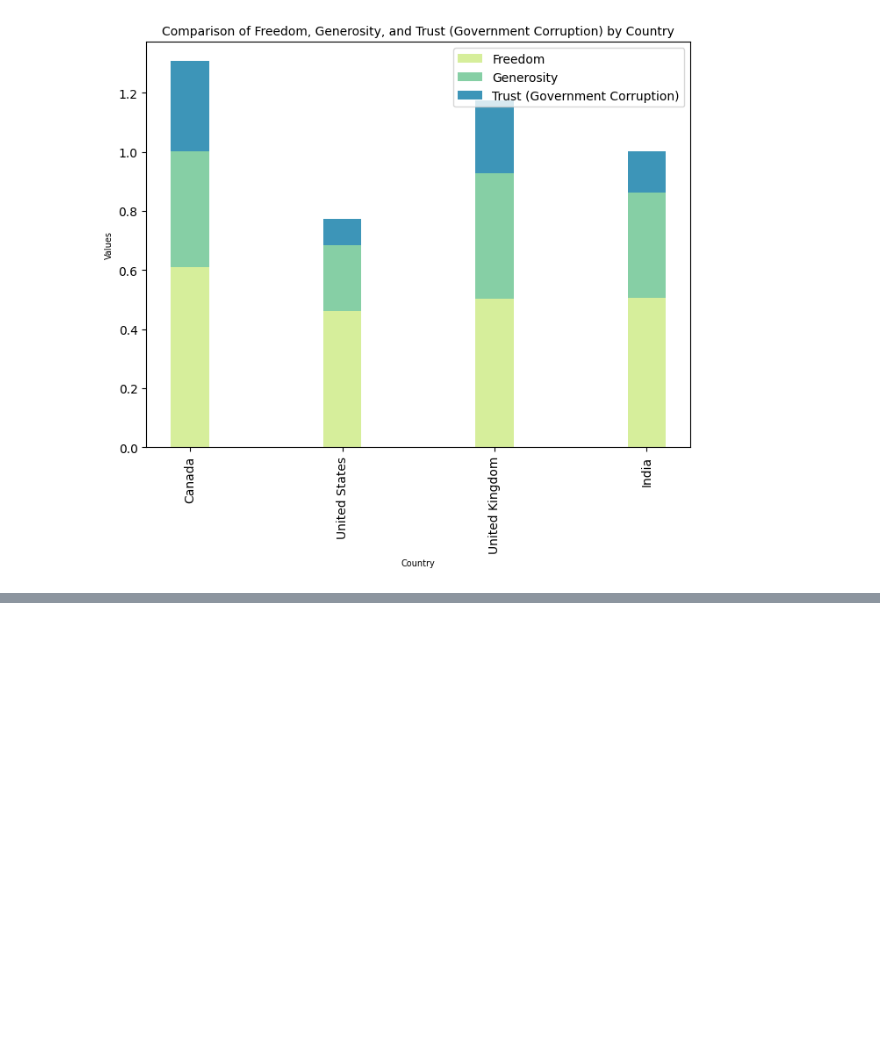
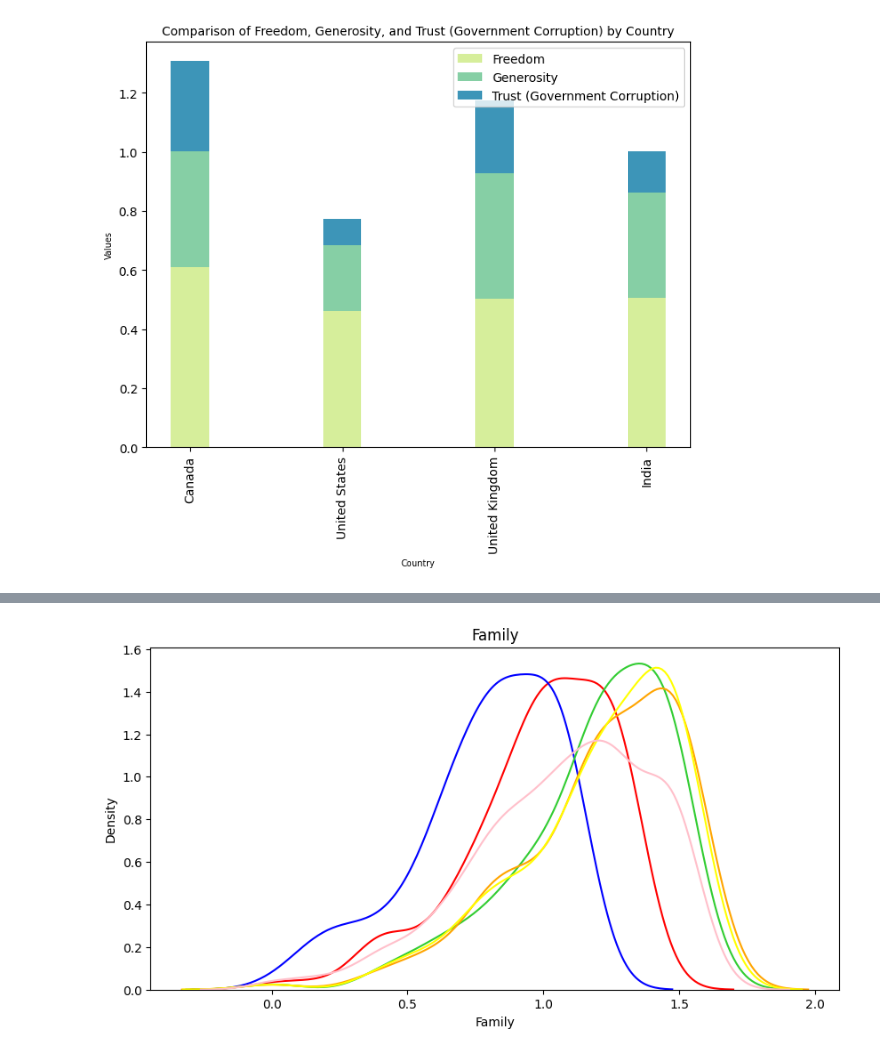
Before and after one commit to SurekhaBerlin/WorldHappinessReport, a Jupyter notebook: world_happiness_report.ipynb, the cells around one changed output, grey strips where cells are left out. Drawn from its saved outputs; the diff is of its cells as text; code cells hidden in the pictures; blank space fills up the shorter version.

```diff
--- a/world_happiness_report.ipynb
+++ b/world_happiness_report.ipynb
@@ -773,0 +789,12 @@ plt.show()
+# %%
+plt.figure(figsize=(10,5))
+sns.kdeplot(df1['Family'],color='red')
+sns.kdeplot(df2['Family'],color='blue')
+sns.kdeplot(df3['Family'],color='limegreen')
+sns.kdeplot(df4['Family'],color='orange')
+sns.kdeplot(df5['Family'],color='yellow')
+sns.kdeplot(df['Family'],color='pink')
+plt.title('Family',size=12)
+plt.show()
+# %% [output]
+[figure, added]
```
Also changed, not shown: parts of 17 cells of this notebook.
